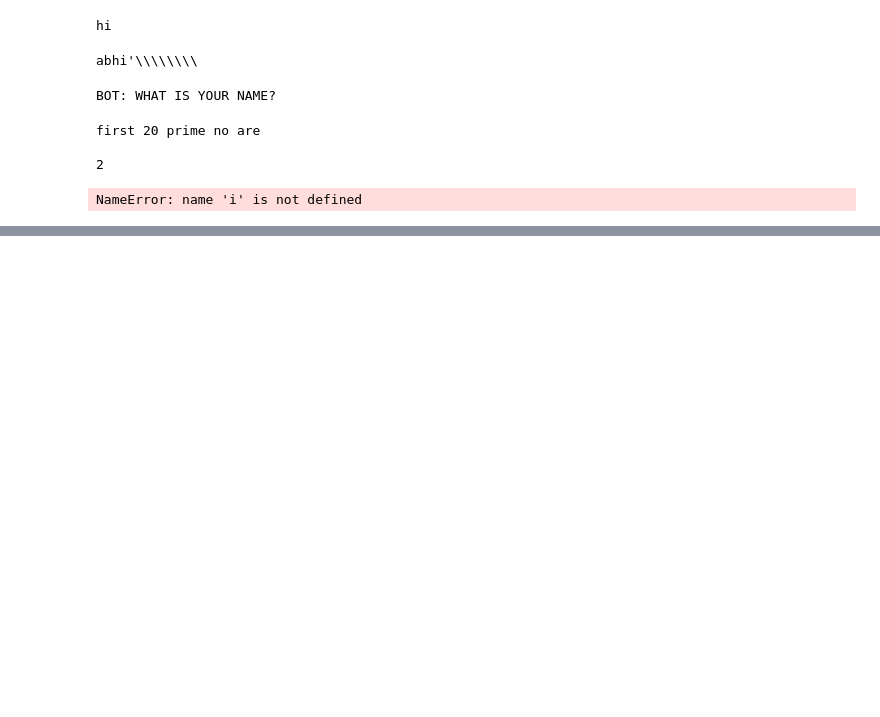
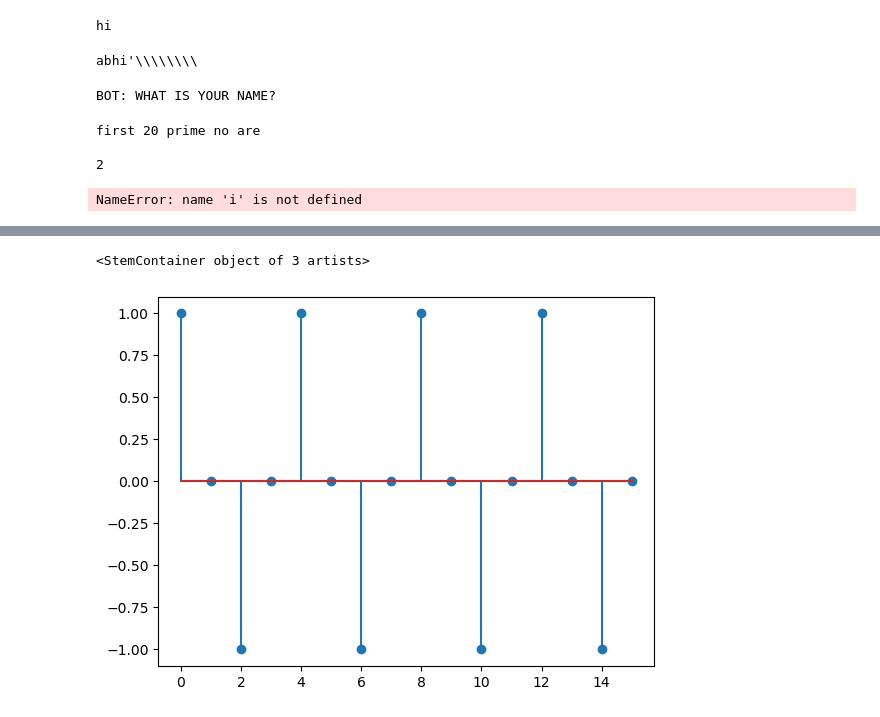
Before and after one commit to Rockyabhishek/Project, a Jupyter notebook: 2.ipynb, the cells around one changed output, grey strips where cells are left out. Saved outputs shown, nothing was run; the diff lists cells and outputs as text; code cells hidden in the pictures; blank space fills up the shorter version.

```diff
--- a/2.ipynb
+++ b/2.ipynb
@@ -19,0 +174,12 @@ NameError: name 'i' is not defined
+# %%
+import numpy as np
+import scipy as sp
+import matplotlib.pyplot as plt
+%matplotlib inline
+
+k=np.arange(0,16)
+x=np.cos(2*k*np.pi/4)
+plt.stem(k,x,use_line_collection=True)
+# %% [output]
+<StemContainer object of 3 artists>
+[figure, added]
```
Also changed, not shown: parts of 9 cells of this notebook, 8 other files.
